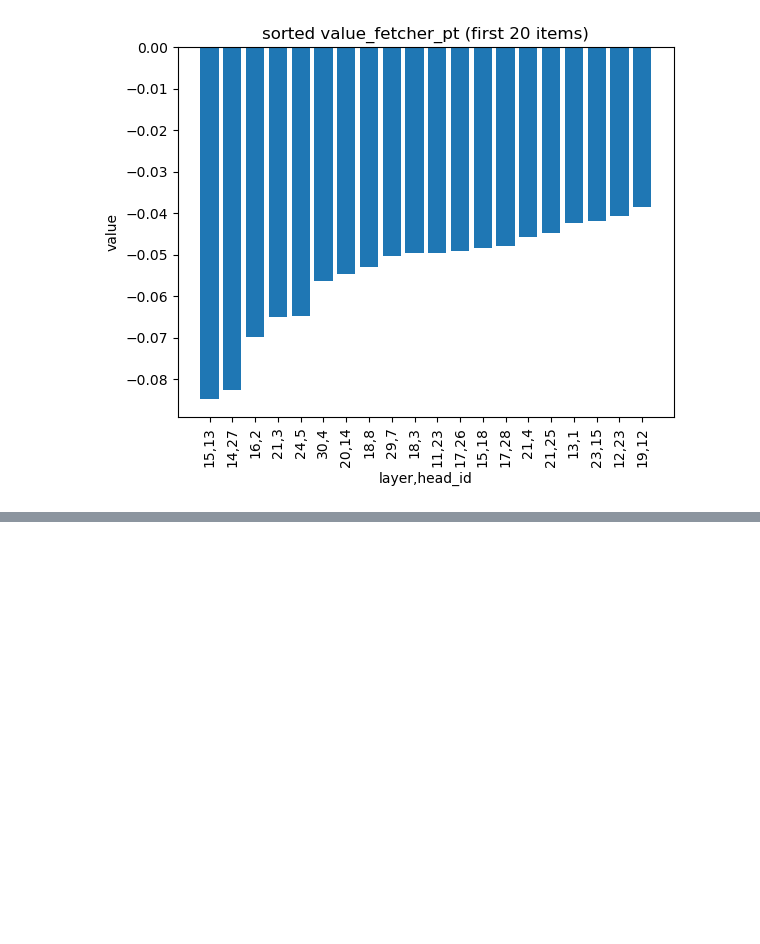
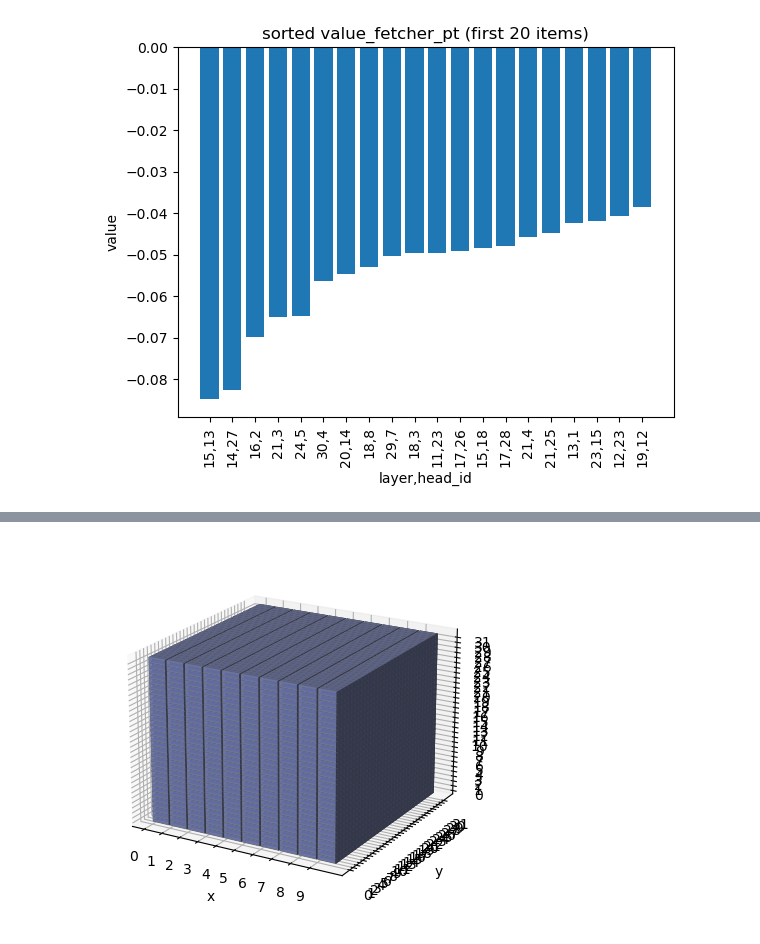
Before and after one commit to Neelectric/finetuning, a Jupyter notebook: data_explorer.ipynb, the cells around one changed output, grey strips where cells are left out. Saved outputs shown, nothing was run; the diff lists cells and outputs as text; code cells hidden in the pictures; blank space fills up the shorter version.

```diff
--- a/data_explorer.ipynb
+++ b/data_explorer.ipynb
@@ -42,0 +139,55 @@ plt.show()
+# %%
+import matplotlib.pyplot as plt
+import numpy as np
+
+
+def explode(data):
+    size = np.array(data.shape)*2
+    data_e = np.zeros(size - 1, dtype=data.dtype)
+    data_e[::2, ::2, ::2] = data
+    return data_e
+
+# axes sizes
+x_dim = 10
+y_dim = 32
+z_dim = 32
+n_voxels = np.zeros((x_dim, y_dim, z_dim), dtype=bool)
+n_voxels[0, 0, :] = True
+n_voxels[-1, 0, :] = True
+n_voxels[1, 0, 2] = True
+n_voxels[2, 0, 1] = True
+facecolors = np.where(n_voxels, '#FFD65DC0', '#7A88CCC0')
+edgecolors = np.where(n_voxels, '#BFAB6E', '#7D84A6')
+filled = np.ones(n_voxels.shape)
+
+# upscale the above voxel image, leaving gaps
+filled_2 = explode(filled)
+fcolors_2 = explode(facecolors)
+ecolors_2 = explode(edgecolors)
+
+# Shrink the gaps
+x, y, z = np.indices(np.array(filled_2.shape) + 1).astype(float) // 2
+x[0::2, :, :] += 0.05
+y[:, 0::2, :] += 0.05
+z[:, :, 0::2] += 0.05
+x[1::2, :, :] += 0.95
+y[:, 1::2, :] += 0.95
+z[:, :, 1::2] += 0.95
+
+ax = plt.figure().add_subplot(projection='3d')
+ax.voxels(x, y, z, filled_2, facecolors=fcolors_2, edgecolors=ecolors_2)
+
+ax.set_xlabel('x')
+ax.set_ylabel('y')
+ax.set_zlabel('z')
+
+ax.set_xticks(np.arange(0, x_dim, 1))
+ax.set_yticks(np.arange(0, y_dim, 1))
+ax.set_zticks(np.arange(0, z_dim, 1))
+
+# ax.set_aspect('equal')
+ax.view_init(elev=20, azim=-60)
+
+plt.show()
+# %% [output]
+[figure, added]
```
Also changed, not shown: parts of 4 cells of this notebook, 3 other files.
